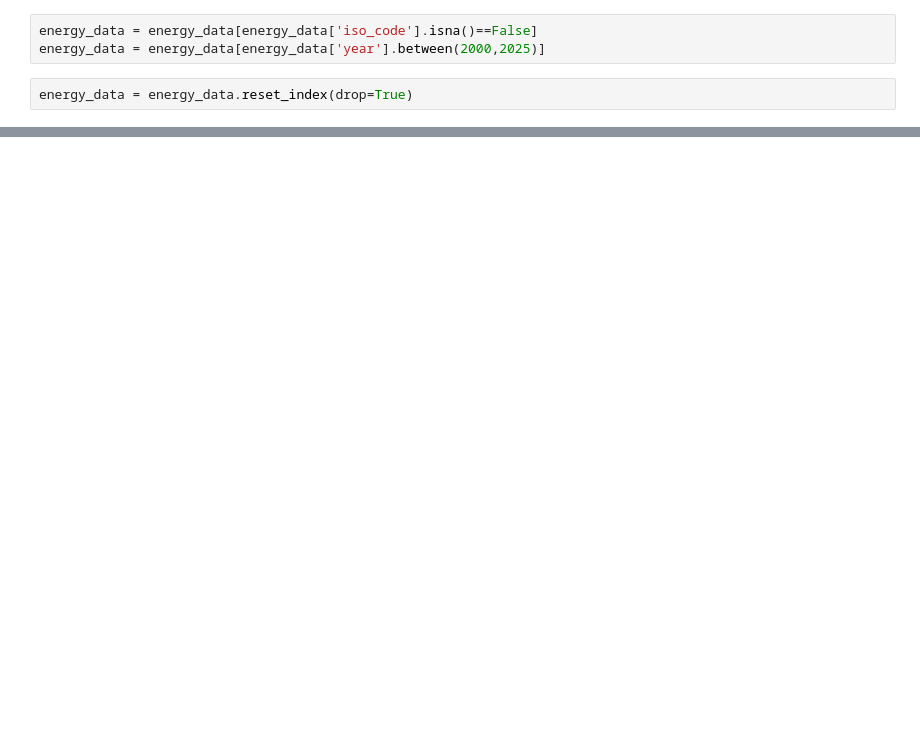
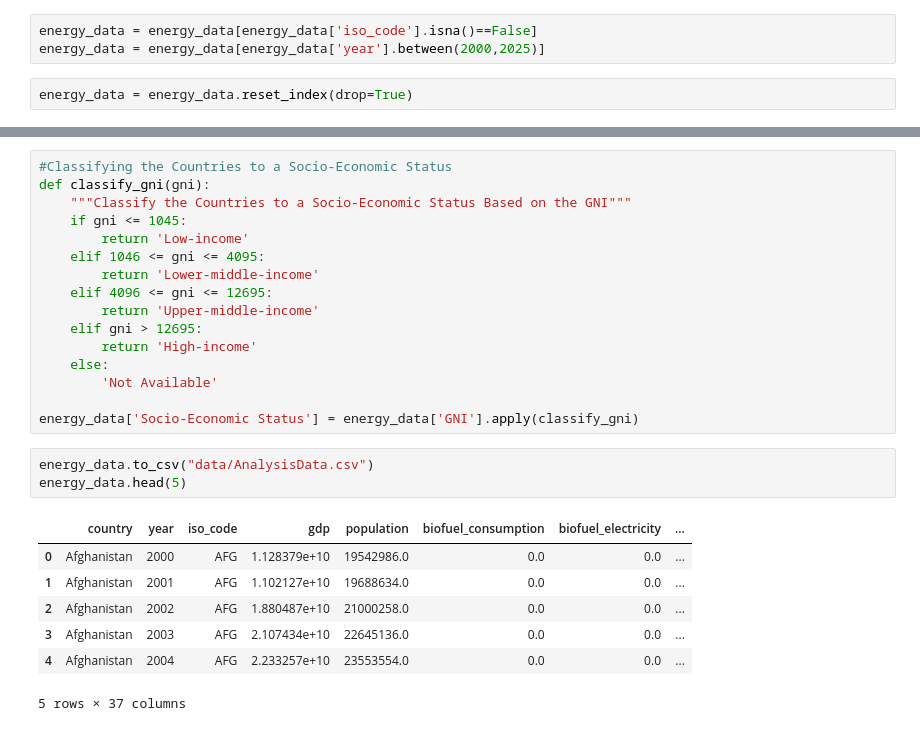
Before and after one commit to dikshaphuloria/Data_Wrangling_Project, a Jupyter notebook: data_wrangling_project.ipynb, the cells around one changed output, grey strips where cells are left out. Drawn from its saved outputs; the diff is of its cells as text; blank space fills up the shorter version.

```diff
--- a/data_wrangling_project.ipynb
+++ b/data_wrangling_project.ipynb
@@ -73,0 +104,27 @@ energy_data.head()
+# %%
+#Classifying the Countries to a Socio-Economic Status
+def classify_gni(gni):
+    """Classify the Countries to a Socio-Economic Status Based on the GNI"""
+    if gni <= 1045:
+        return 'Low-income'
+    elif 1046 <= gni <= 4095:
+        return 'Lower-middle-income'
+    elif 4096 <= gni <= 12695:
+        return 'Upper-middle-income'
+    elif gni > 12695:
+        return 'High-income'
+    else:
+        'Not Available'
+
+energy_data['Socio-Economic Status'] = energy_data['GNI'].apply(classify_gni)
+# %%
+energy_data.to_csv("data/AnalysisData.csv")
+energy_data.head(5)
+# %% [output]
+|  | country | year | iso_code | gdp | population | biofuel_consumption | biofuel_electricity | ... |
+| 0 | Afghanistan | 2000 | AFG | 1.128379e+10 | 19542986.0 | 0.0 | 0.0 | ... |
+| 1 | Afghanistan | 2001 | AFG | 1.102127e+10 | 19688634.0 | 0.0 | 0.0 | ... |
+| 2 | Afghanistan | 2002 | AFG | 1.880487e+10 | 21000258.0 | 0.0 | 0.0 | ... |
+| 3 | Afghanistan | 2003 | AFG | 2.107434e+10 | 22645136.0 | 0.0 | 0.0 | ... |
+| 4 | Afghanistan | 2004 | AFG | 2.233257e+10 | 23553554.0 | 0.0 | 0.0 | ... |
+5 rows × 37 columns
```
Also changed, not shown: parts of 6 cells of this notebook, 2 other files.
